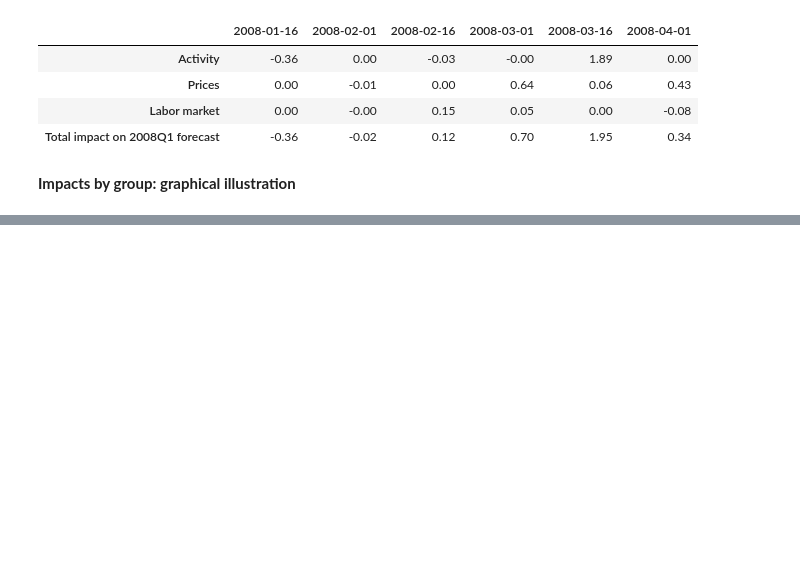
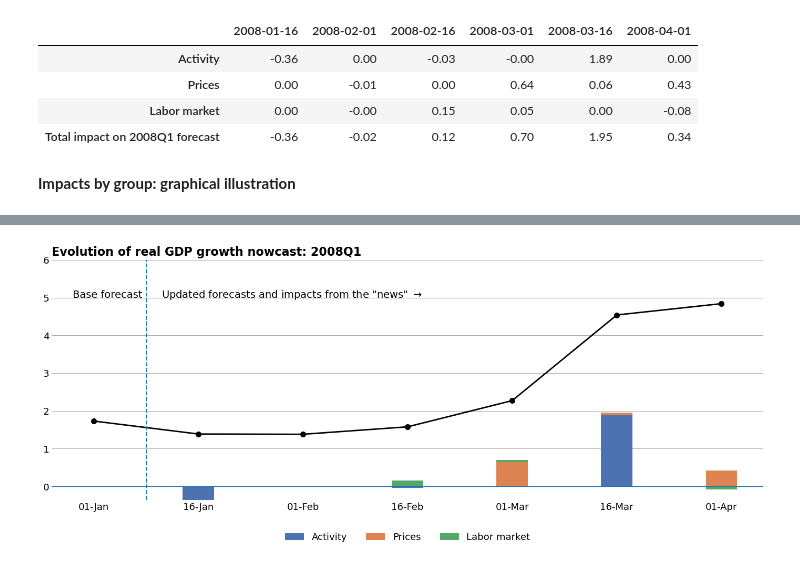
Before and after one commit to MashenkaOkuneva/nowcasting_with_text, a Jupyter notebook: dfm/Nowcasting_with_DFM.ipynb, the cells around one changed output, grey strips where cells are left out. Drawn from its saved outputs; the diff is of its cells as text; code cells hidden in the pictures; blank space fills up the shorter version.

Commit message:
Improve comments and news graph in the DFM notebook.

```diff
--- a/dfm/Nowcasting_with_DFM.ipynb
+++ b/dfm/Nowcasting_with_DFM.ipynb
@@ -698,7 +678,7 @@ with sns.color_palette('deep'):
     axes.set_ylim(ylim)
 
     # Title
-    fig.suptitle('Data and forecasts (01Jan 2008 vintage), transformed scale',
+    fig.suptitle('Data and forecasts (01-Jan 2008 vintage), transformed scale',
                  fontsize=14, fontweight=600)
 
     fig.tight_layout(rect=[0, 0, 1, 0.95]);
@@ -791,8 +747,7 @@ for vintage in ['2008-02-01', '2008-02-16', '2008-03-01', '2008-03-16', '2008-04
         updated_endog_m, endog_quarterly=updated_endog_q)
 # %%
 # Compute forecasts for each vintage
-forecasts = {vintage: res.get_prediction(start='2008-02', end='2008-03').predicted_mean[gdp_description]
-                         .resample('Q').last().loc['2008Q1']
+forecasts = {vintage: res.get_prediction(start='2008-03', end='2008-03').predicted_mean[gdp_description].loc['2008-03']
              for vintage, res in vintage_results.items()}
 # Convert to a Pandas series with a date index
 forecasts = pd.Series(list(forecasts.values()),
@@ -996,0 +913,40 @@ with sns.color_palette('deep'):
+# %%
+with sns.color_palette('deep'):
+    fig, ax = plt.subplots(figsize=(14, 6))
+
+    # Stacked bar plot showing the impacts by group
+    group_impacts.plot(kind='bar', stacked=True, width=0.3, zorder=2, ax=ax)
+
+    # Line plot showing the forecast for real GDP growth in 2008Q1 for each vintage
+    x = np.arange(len(forecasts))
+    ax.plot(x, forecasts, marker='o', color='k', markersize=7, linewidth=2)
+    ax.hlines(0, -1, len(group_impacts) + 1, linewidth=1)
+
+    # x-ticks
+    labels = group_impacts.index.strftime('%d-%b')
+    ax.xaxis.set_ticklabels(labels)
+    ax.xaxis.set_tick_params(size=0)
+    ax.xaxis.set_tick_params(labelrotation='auto', labelsize=13)
+
+    # y-ticks
+    ax.set_ylim(top=6)
+    ax.yaxis.set_tick_params(direction='in', size=0, labelsize=13)
+    ax.yaxis.grid(zorder=0)
+
+    # title, remove spines
+    ax.set_title('Evolution of real GDP growth nowcast: 2008Q1', fontsize=16, fontweight=600, loc='left')
+    [ax.spines[spine].set_visible(False)
+     for spine in ['top', 'left', 'bottom', 'right']]
+
+    # base forecast vs updates
+    ylim = ax.get_ylim()
+    ax.vlines(0.5, ylim[0], ylim[1] + 5, linestyles='--')
+    ax.annotate('Base forecast', (-0.2, 5), fontsize=14)
+    ax.annotate(r'Updated forecasts and impacts from the "news" $\rightarrow$', (0.65, 5), fontsize=14)
+
+    # legend
+    ax.legend(loc='upper center', ncol=4, fontsize=13, bbox_to_anchor=(0.5, -0.1), frameon=False)
+
+    fig.tight_layout()
+# %% [output]
+[figure, added]
```
Also changed, not shown: parts of 22 cells of this notebook.
